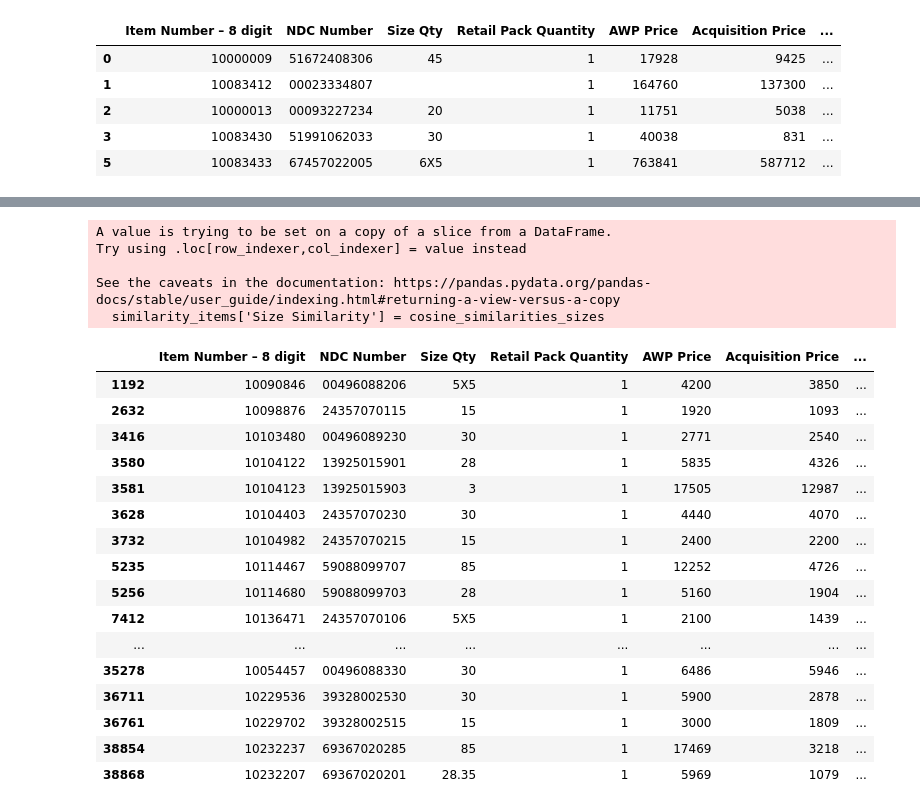
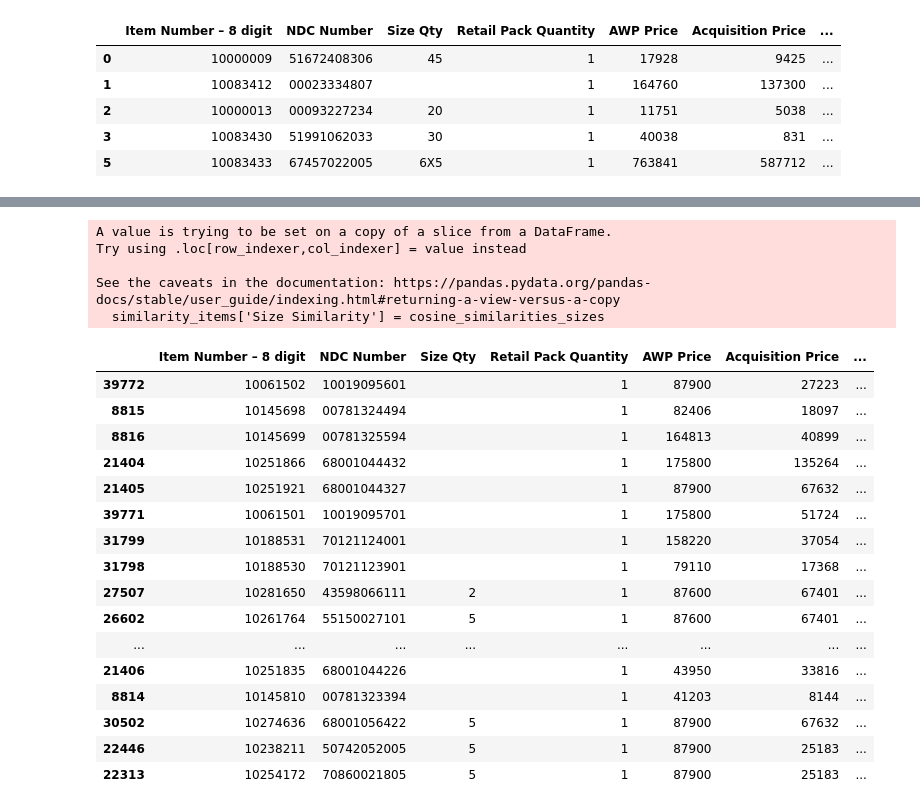
Before and after one commit to BU-EC463/Drug-Similarity-Calculator, a Jupyter notebook: ExactDrugAlgo2.ipynb, the cells around one changed output, grey strips where cells are left out. Drawn from its saved outputs; the diff is of its cells as text; code cells hidden in the pictures.

```diff
--- a/ExactDrugAlgo2.ipynb
+++ b/ExactDrugAlgo2.ipynb
@@ -123,7 +123,7 @@ data_cleaned.head()
 | 5 | 10083433 | 67457022005 | 6X5 | 1 | 763841 | 587712 | ... |
 # %%
 # Filtering the dataset for items with the exact generic name "lidocaine"
-data_lidocaine = data_cleaned[data_cleaned['Generic Name'].str.lower() == 'lidocaine']
+data_lidocaine = data_cleaned[data_cleaned['Generic Name'].str.lower() == 'cyclophosphamide']
 
 data_lidocaine
 # %% [output]
@@ -146,7 +150,7 @@ from sklearn.metrics.pairwise import cosine_similarity
 import numpy as np
 
 # Selecting the reference item
-reference_item_number = 10090846
+reference_item_number = 10061501
 reference_item = data_lidocaine[data_lidocaine['Item Number – 8 digit'] == reference_item_number]
 
 # Check if the reference item is found
@@ -169,7 +173,7 @@ else:
 
     # Adding the similarity scores to the lidocaine dataset
     # We exclude the first element of cosine_similarities as it is the similarity of the reference item with itself
-    data_lidocaine['Similarity'] = cosine_similarities
+    data_lidocaine['Form Similarity'] = cosine_similarities
 
     # Displaying the dataset with similarity scores
     similarity_results = data_lidocaine
@@ -177,7 +181,7 @@ else:
   # Display the first few rows of the results
 
 # Filtering the dataset to show only items with a similarity score above 0.9
-similarity_items = data_lidocaine[data_lidocaine['Similarity'] > 0.9]
+similarity_items = data_lidocaine[data_lidocaine['Form Similarity'] > 0.9]
 
 similarity_items
 # %% [output]
@@ -206,44 +210,48 @@ See the caveats in the documentation: https://pandas.pydata.org/pandas-docs/stab
 # %%
 # Extracting the size of the reference item
 reference_size = reference_item.iloc[0]['Size']
 
 # Preparing data for TF-IDF vectorization (including the reference size)
 sizes = similarity_items['Size'].tolist()
 sizes.insert(0, reference_size)
 
 # Vectorizing the sizes using TF-IDF
 tfidf_matrix_sizes = vectorizer.fit_transform(sizes)
 
 # Calculating cosine similarity for sizes
 cosine_similarities_sizes = cosine_similarity(tfidf_matrix_sizes[0:1], tfidf_matrix_sizes[1:]).flatten()
 
 # Adding the similarity scores for sizes to the high_similarity_items dataset
 # We exclude the first element of cosine_similarities_sizes as it is the similarity of the reference item with itself
 similarity_items['Size Similarity'] = cosine_similarities_sizes
 
 # Displaying the dataset with size similarity scores
-high_similarity_items_filtered_by_size = similarity_items[similarity_items['Size Similarity'] > 0]
-high_similarity_items_filtered_by_size  # Display the first few rows of the results
+high_similarity_items_filtered_by_size = similarity_items[similarity_items['Size Similarity'] > 0.25]
+# high_similarity_items_filtered_by_size  # Display the first few rows of the results
+
+# Sorting the results by 'Size Similarity' in descending order
+sorted_similarity_items = high_similarity_items_filtered_by_size.sort_values(by='Size Similarity', ascending=False)
+sorted_similarity_items  # Display the first few rows of the sorted results
 # %% [output]
 A value is trying to be set on a copy of a slice from a DataFrame.
 Try using .loc[row_indexer,col_indexer] = value instead
 
 See the caveats in the documentation: https://pandas.pydata.org/pandas-docs/stable/user_guide/indexing.html#returning-a-view-versus-a-copy
   similarity_items['Size Similarity'] = cosine_similarities_sizes
 |  | Item Number – 8 digit | NDC Number | Size Qty | Retail Pack Quantity | AWP Price | Acquisition Price | ... |
-| 1192 | 10090846 | 00496088206 | 5X5 | 1 | 4200 | 3850 | ... |
-| 2632 | 10098876 | 24357070115 | 15 | 1 | 1920 | 1093 | ... |
-| 3416 | 10103480 | 00496089230 | 30 | 1 | 2771 | 2540 | ... |
-| 3580 | 10104122 | 13925015901 | 28 | 1 | 5835 | 4326 | ... |
-| 3581 | 10104123 | 13925015903 | 3 | 1 | 17505 | 12987 | ... |
-| 3628 | 10104403 | 24357070230 | 30 | 1 | 4440 | 4070 | ... |
-| 3732 | 10104982 | 24357070215 | 15 | 1 | 2400 | 2200 | ... |
-| 5235 | 10114467 | 59088099707 | 85 | 1 | 12252 | 4726 | ... |
-| 5256 | 10114680 | 59088099703 | 28 | 1 | 5160 | 1904 | ... |
-| 7412 | 10136471 | 24357070106 | 5X5 | 1 | 2100 | 1439 | ... |
+| 39772 | 10061502 | 10019095601 |  | 1 | 87900 | 27223 | ... |
+| 8815 | 10145698 | 00781324494 |  | 1 | 82406 | 18097 | ... |
+| 8816 | 10145699 | 00781325594 |  | 1 | 164813 | 40899 | ... |
+| 21404 | 10251866 | 68001044432 |  | 1 | 175800 | 135264 | ... |
+| 21405 | 10251921 | 68001044327 |  | 1 | 87900 | 67632 | ... |
+| 39771 | 10061501 | 10019095701 |  | 1 | 175800 | 51724 | ... |
+| 31799 | 10188531 | 70121124001 |  | 1 | 158220 | 37054 | ... |
+| 31798 | 10188530 | 70121123901 |  | 1 | 79110 | 17368 | ... |
+| 27507 | 10281650 | 43598066111 | 2 | 1 | 87600 | 67401 | ... |
+| 26602 | 10261764 | 55150027101 | 5 | 1 | 87600 | 67401 | ... |
 | ... | ... | ... | ... | ... | ... | ... | ... |
-| 35278 | 10054457 | 00496088330 | 30 | 1 | 6486 | 5946 | ... |
-| 36711 | 10229536 | 39328002530 | 30 | 1 | 5900 | 2878 | ... |
-| 36761 | 10229702 | 39328002515 | 15 | 1 | 3000 | 1809 | ... |
-| 38854 | 10232237 | 69367020285 | 85 | 1 | 17469 | 3218 | ... |
-| 38868 | 10232207 | 69367020201 | 28.35 | 1 | 5969 | 1079 | ... |
+| 21406 | 10251835 | 68001044226 |  | 1 | 43950 | 33816 | ... |
+| 8814 | 10145810 | 00781323394 |  | 1 | 41203 | 8144 | ... |
+| 30502 | 10274636 | 68001056422 | 5 | 1 | 87900 | 67632 | ... |
+| 22446 | 10238211 | 50742052005 | 5 | 1 | 87900 | 25183 | ... |
+| 22313 | 10254172 | 70860021805 | 5 | 1 | 87900 | 25183 | ... |
```
Also changed, not shown: parts of 2 cells of this notebook, 1 other file.
